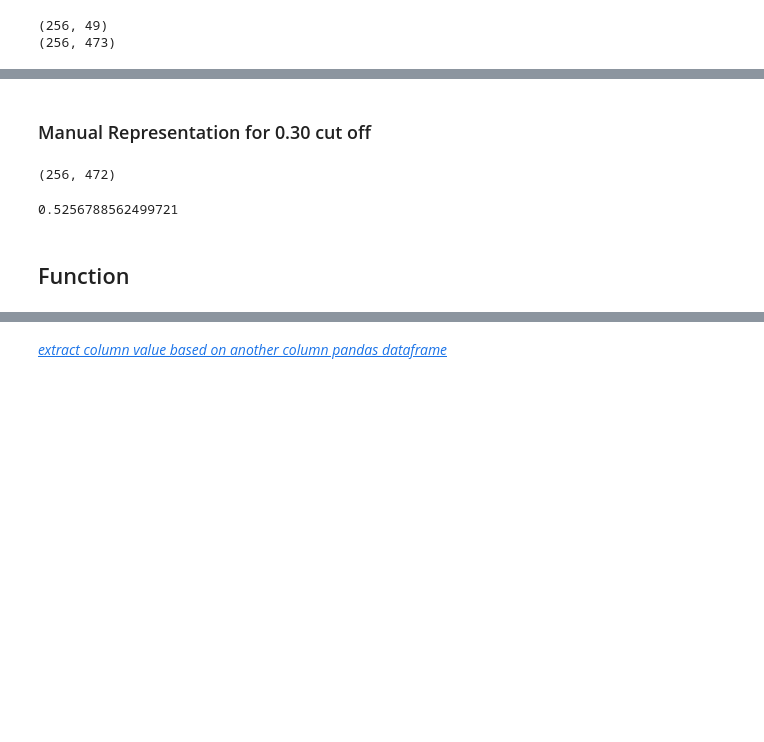
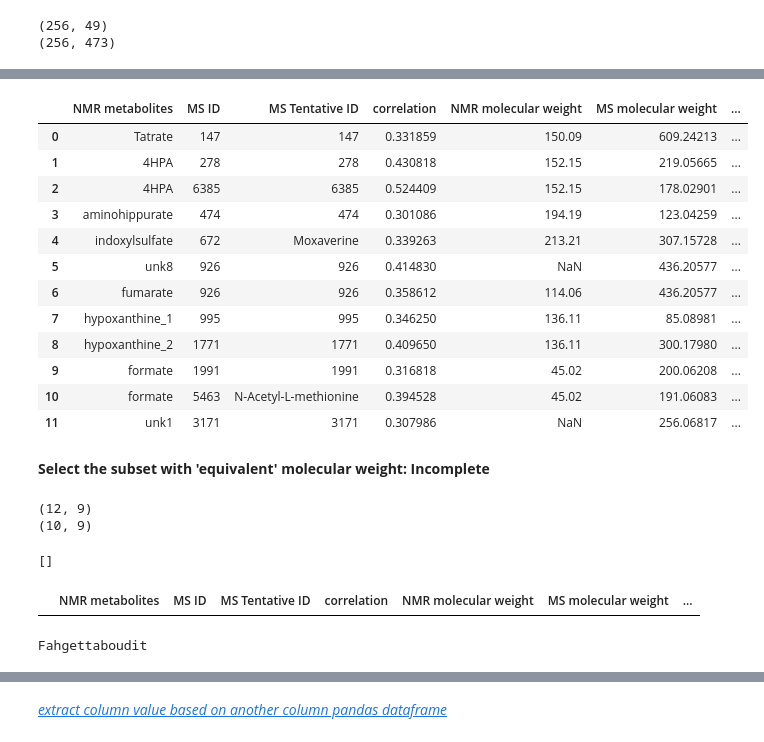
Before and after one commit to artedison/RCC_MLprediction, a Jupyter notebook: 4. NMR_Assisted_MS_Identification.ipynb, the cells around one changed output, grey strips where cells are left out. Saved outputs shown, nothing was run; the diff lists cells and outputs as text; code cells hidden in the pictures; blank space fills up the shorter version.

```diff
--- a/4. NMR_Assisted_MS_Identification.ipynb
+++ b/4. NMR_Assisted_MS_Identification.ipynb
@@ -200,2 +218,0 @@ MSlabels_corr
-# %% [markdown]
-### Manual Representation for 0.30 cut off
@@ -204,4 +218,0 @@ combined;
-# %%
-final_MS.shape
-# %% [output]
-(256, 472)
@@ -213,7 +219,50 @@ np.corrcoef(final_NMR[column].astype(float),
-# %%
-col_corr =np.corrcoef(final_MS['1991'].astype(float), final_MS['5463'].astype(float))
-col_corr[1][0]
-# %% [output]
-0.5256788562499721
-# %% [markdown]
-## Function
+# %%
+NMR_MW = pd.read_excel('data/NMR_Metabolites_MW.xlsx')
+NMR_MW.head();
+# %%
+# merge the NMR and MS correlation results with NMR metabolites molecular weight
+merge1 = pd.merge(corr_result, NMR_MW, on='NMR_Features')
+merge1.head();
+# %%
+# merge the previous dataframe with the MS labels information
+excel = pd.merge(merge1, MSlabels_corr, on='ID')
+excel.head();
+# %%
+# filter ID and MS molecular weight from MS metabolomics platform
+dfMS.filter(['ID','Molecular Weight']);
+# merge previous dataframe with molecular weight of MS
+table = pd.merge(excel, dfMS.filter(['ID','Molecular Weight']), on='ID')
+# reorder columns
+column_names = ['NMR_Features', 'ID', 'Name', 'correlation', 'NMR_MW',
+                'Molecular Weight', 'Formula', 'Mode', 'RT [min]']
+table = table.reindex(columns=column_names)
+# rename columns
+table2 = table.rename(columns={"NMR_Features": "NMR metabolites", "ID": "MS ID",
+                     "Name": "MS Tentative ID", "correlation": "correlation",
+                     "NMR_MW": "NMR molecular weight", "Molecular Weight": "MS molecular weight",
+                     "Formula": "MS Formula"})
+table2
+# %% [output]
+|  | NMR metabolites | MS ID | MS Tentative ID | correlation | NMR molecular weight | MS molecular weight | ... |
+| 0 | Tatrate | 147 | 147 | 0.331859 | 150.09 | 609.24213 | ... |
+| 1 | 4HPA | 278 | 278 | 0.430818 | 152.15 | 219.05665 | ... |
+| 2 | 4HPA | 6385 | 6385 | 0.524409 | 152.15 | 178.02901 | ... |
+| 3 | aminohippurate | 474 | 474 | 0.301086 | 194.19 | 123.04259 | ... |
+| 4 | indoxylsulfate | 672 | Moxaverine | 0.339263 | 213.21 | 307.15728 | ... |
+| 5 | unk8 | 926 | 926 | 0.414830 | NaN | 436.20577 | ... |
+| 6 | fumarate | 926 | 926 | 0.358612 | 114.06 | 436.20577 | ... |
+| 7 | hypoxanthine_1 | 995 | 995 | 0.346250 | 136.11 | 85.08981 | ... |
+| 8 | hypoxanthine_2 | 1771 | 1771 | 0.409650 | 136.11 | 300.17980 | ... |
+| 9 | formate | 1991 | 1991 | 0.316818 | 45.02 | 200.06208 | ... |
+| 10 | formate | 5463 | N-Acetyl-L-methionine | 0.394528 | 45.02 | 191.06083 | ... |
+| 11 | unk1 | 3171 | 3171 | 0.307986 | NaN | 256.06817 | ... |
+# %% [markdown]
+**Select the subset with 'equivalent' molecular weight: Incomplete**
+# %%
+print(table2.shape)
+# drop row with nan in NMR_MW
+table3 = table2.dropna(subset = ['NMR molecular weight'])
+print(table3.shape)
+# %% [output]
+(12, 9)
+(10, 9)
@@ -219,0 +283,16 @@ col_corr[1][0]
+# %%
+list(set(lst))
+# %% [output]
+[]
+# %%
+table3.loc[table['ID'].isin(list(set(lst)))]
+# %% [output]
+|  | NMR metabolites | MS ID | MS Tentative ID | correlation | NMR molecular weight | MS molecular weight | ... |
+# %%
+nmr = table[table['ID']==147]['NMR_MW'].values[0]
+ms = table[table['ID']==147]['Molecular Weight'].values[0]
+abs(nmr-ms)
+if abs(nmr-ms) >= 5:
+    print ("Fahgettaboudit")
+# %% [output]
+Fahgettaboudit
```
Also changed, not shown: parts of 25 cells of this notebook, 3 other files.
